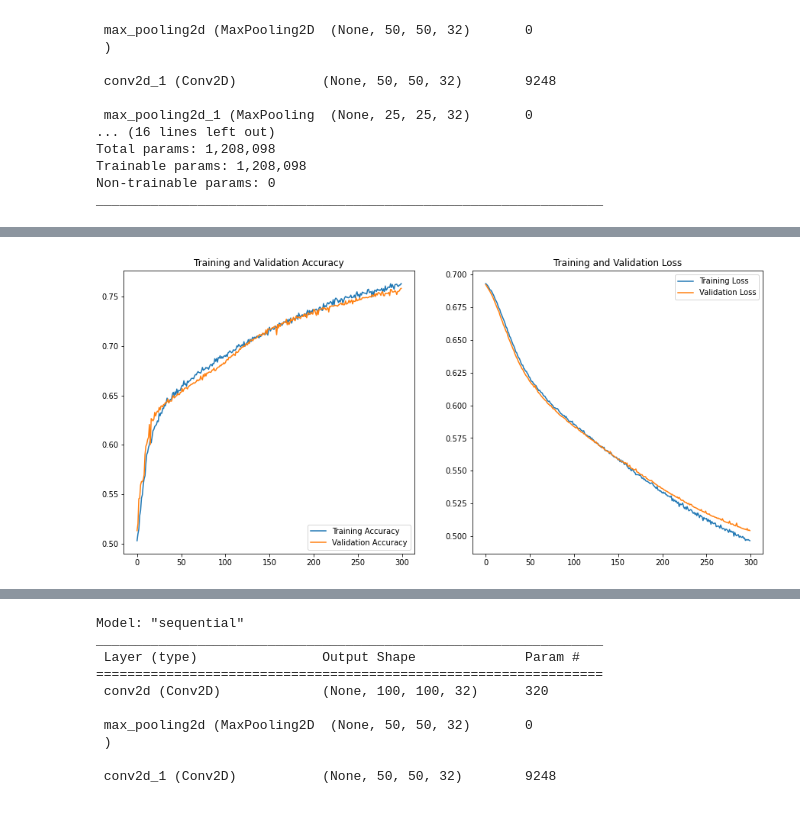
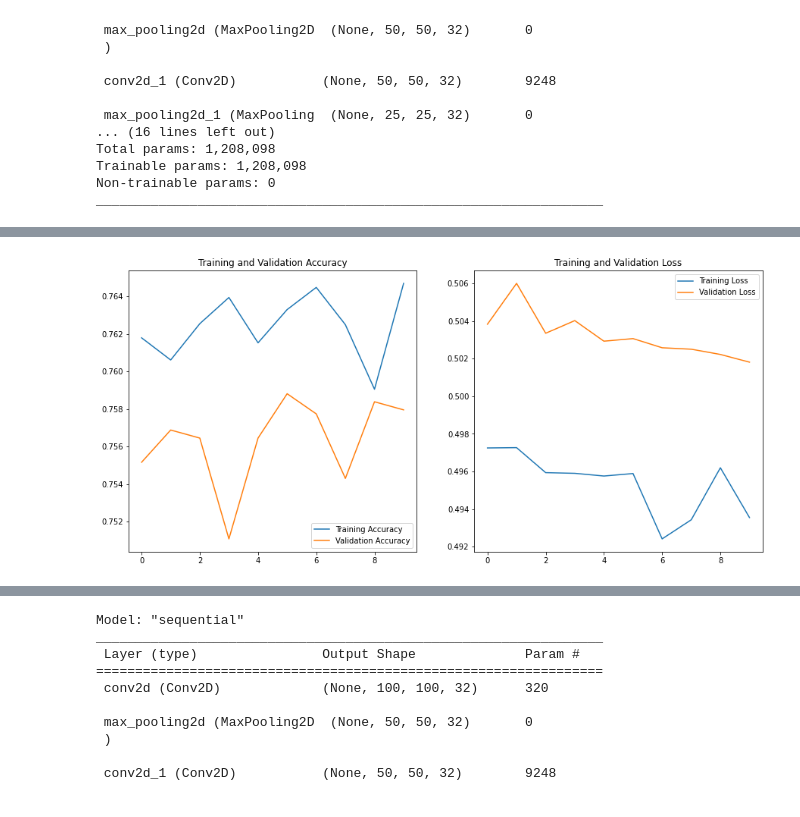
Before and after one commit to yerkogallardo/perros_gatos_CNN, a Jupyter notebook: perros_gatos_CNN.ipynb, the cells around one changed output, grey strips where cells are left out. Drawn from its saved outputs; the diff is of its cells as text; code cells hidden in the pictures.

```diff
--- a/perros_gatos_CNN.ipynb
+++ b/perros_gatos_CNN.ipynb
@@ -225,28 +227,28 @@ Epoch 300/300
 # %%
 ## Revisamos utilizando gráficos el desempeño del modelo y su pérdida.
 
 acc = history.history['accuracy']
 val_acc = history.history['val_accuracy']
 loss = history.history['loss']
 val_loss = history.history['val_loss']
 
-epochs_range = range(300)
+epochs_range = range(10)
 
 plt.figure(figsize=(15, 15))
 plt.subplot(2, 2, 1)
 plt.plot(epochs_range, acc, label='Training Accuracy')
 plt.plot(epochs_range, val_acc, label='Validation Accuracy')
 plt.legend(loc='lower right')
 plt.title('Training and Validation Accuracy')
 
 plt.subplot(2, 2, 2)
 plt.plot(epochs_range, loss, label='Training Loss')
 plt.plot(epochs_range, val_loss, label='Validation Loss')
 plt.legend(loc='upper right')
 plt.title('Training and Validation Loss')
 plt.show()
 # %% [output]
-[figure, old version]
+[figure, new version]
 # %%
 ## Veamos como nos va con la red neuronal, para eso desplegamos las métricas del modelo.
 
```
Also changed, not shown: parts of 5 cells of this notebook.
